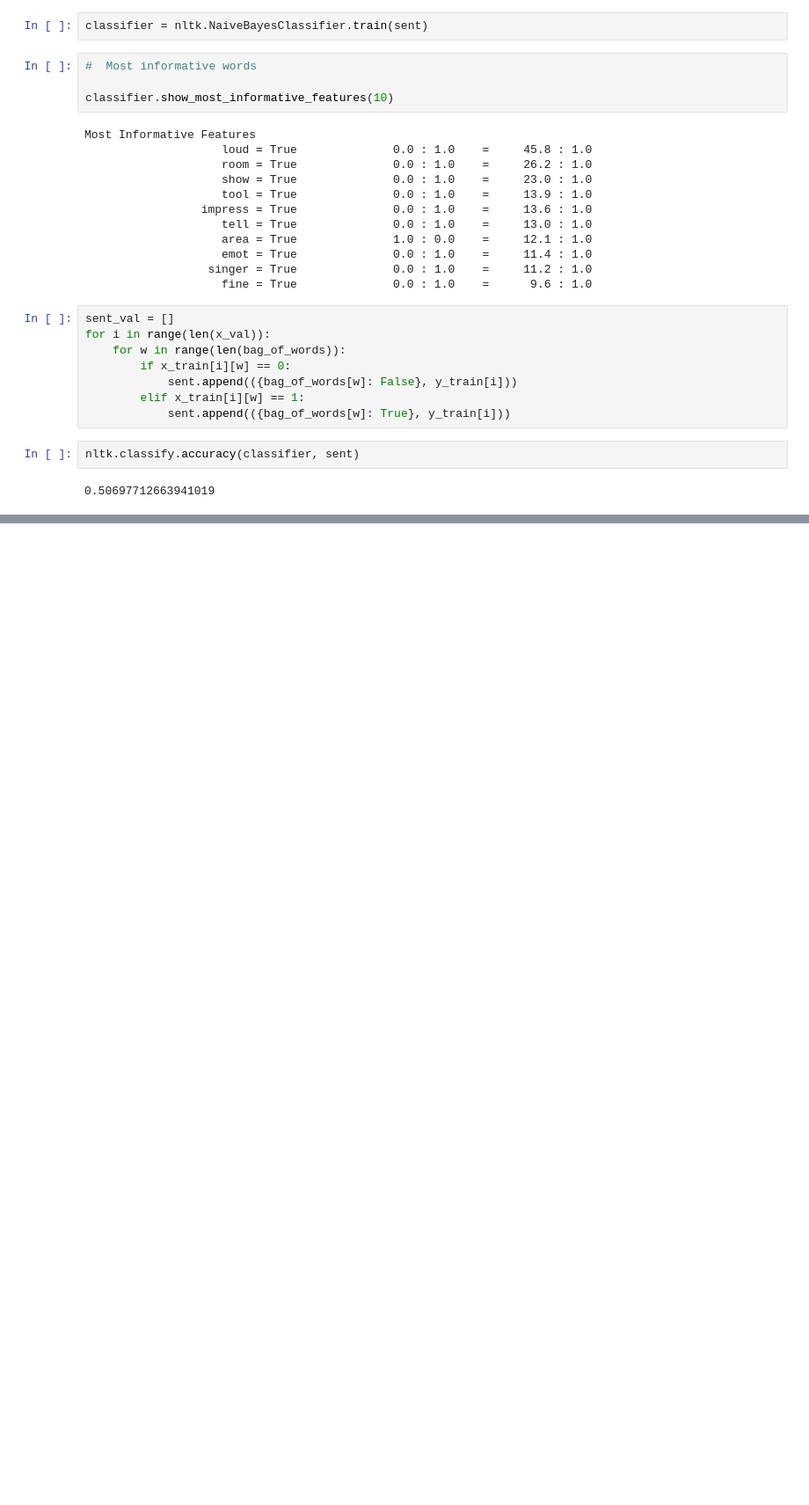
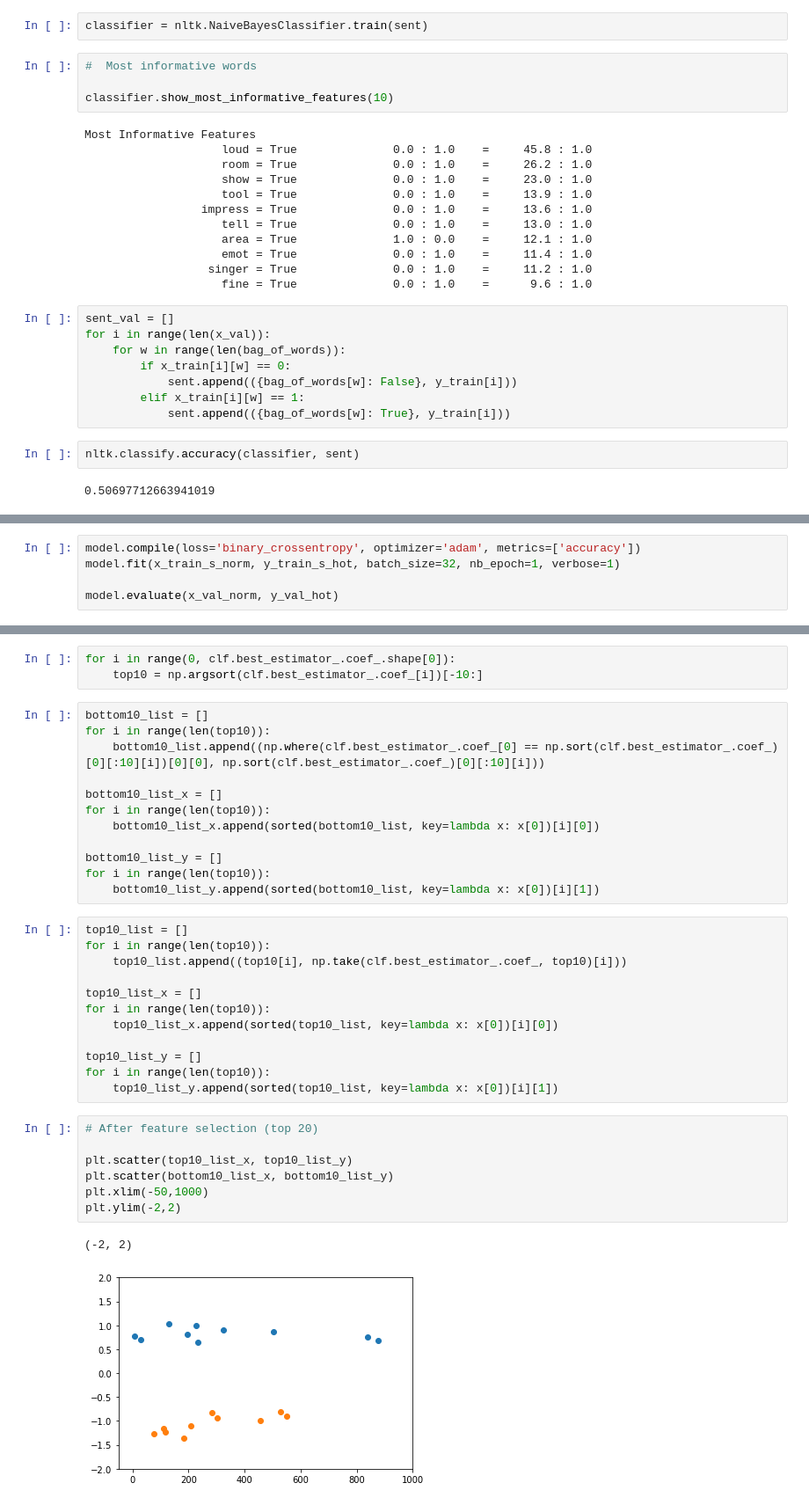
Before and after one commit to bhoscheit/CS-155-Miniproject-1, a Jupyter notebook: EDA.ipynb, the cells around one changed output, grey strips where cells are left out. Shown at 88% size. Saved outputs shown, nothing was run; the diff lists cells and outputs as text; blank space fills up the shorter version.

```diff
--- a/EDA.ipynb
+++ b/EDA.ipynb
@@ -772,0 +1215,5 @@ nltk.classify.accuracy(classifier, sent)
+# %%
+model.compile(loss='binary_crossentropy', optimizer='adam', metrics=['accuracy'])
+model.fit(x_train_s_norm, y_train_s_hot, batch_size=32, nb_epoch=1, verbose=1)
+
+model.evaluate(x_val_norm, y_val_hot)
@@ -772,0 +1497,37 @@ nltk.classify.accuracy(classifier, sent)
+# %%
+for i in range(0, clf.best_estimator_.coef_.shape[0]):
+    top10 = np.argsort(clf.best_estimator_.coef_[i])[-10:]
+# %%
+bottom10_list = []
+for i in range(len(top10)):
+    bottom10_list.append((np.where(clf.best_estimator_.coef_[0] == np.sort(clf.best_estimator_.coef_)[0][:10][i])[0][0], np.sort(clf.best_estimator_.coef_)[0][:10][i]))
+
+bottom10_list_x = []
+for i in range(len(top10)):
+    bottom10_list_x.append(sorted(bottom10_list, key=lambda x: x[0])[i][0])
+
+bottom10_list_y = []
+for i in range(len(top10)):
+    bottom10_list_y.append(sorted(bottom10_list, key=lambda x: x[0])[i][1])
+# %%
+top10_list = []
+for i in range(len(top10)):
+    top10_list.append((top10[i], np.take(clf.best_estimator_.coef_, top10)[i]))
+
+top10_list_x = []
+for i in range(len(top10)):
+    top10_list_x.append(sorted(top10_list, key=lambda x: x[0])[i][0])
+
+top10_list_y = []
+for i in range(len(top10)):
+    top10_list_y.append(sorted(top10_list, key=lambda x: x[0])[i][1])
+# %%
+# After feature selection (top 20)
+
+plt.scatter(top10_list_x, top10_list_y)
+plt.scatter(bottom10_list_x, bottom10_list_y)
+plt.xlim(-50,1000)
+plt.ylim(-2,2)
+# %% [output]
+(-2, 2)
+[figure, added]
```
Also changed, not shown: parts of 146 cells of this notebook.
